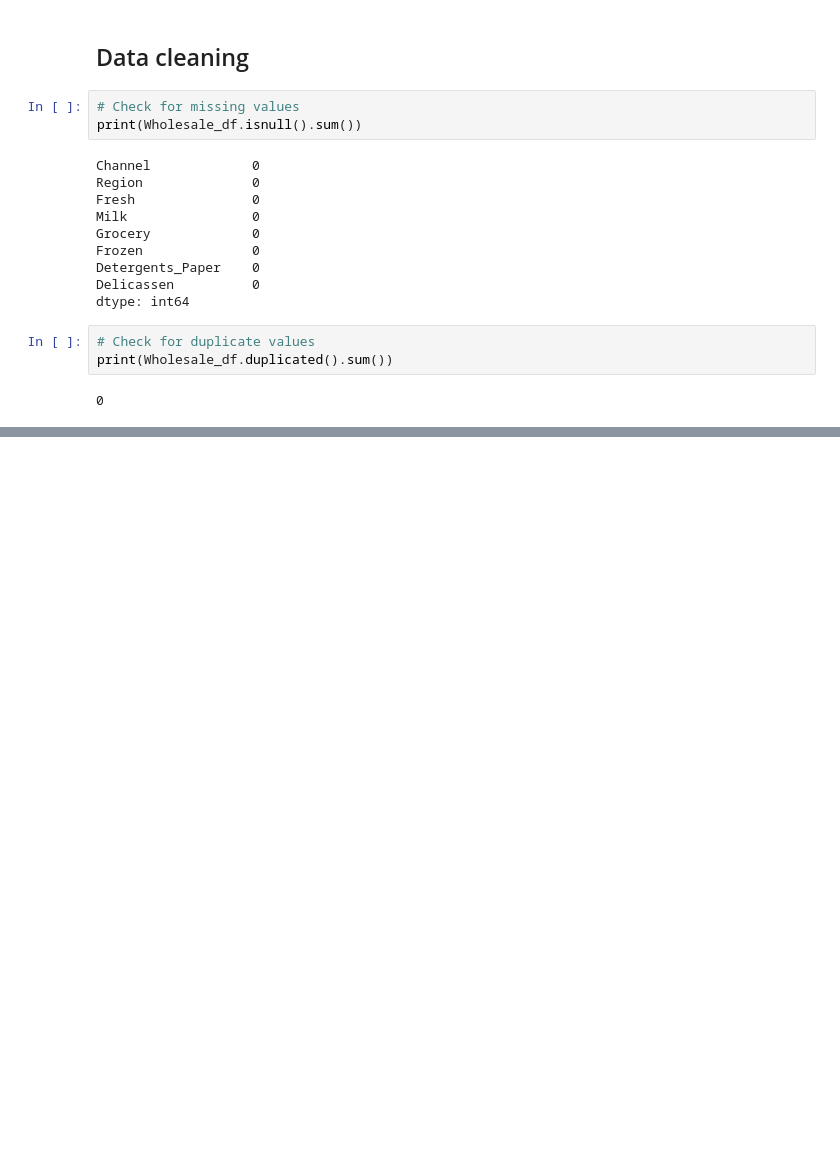
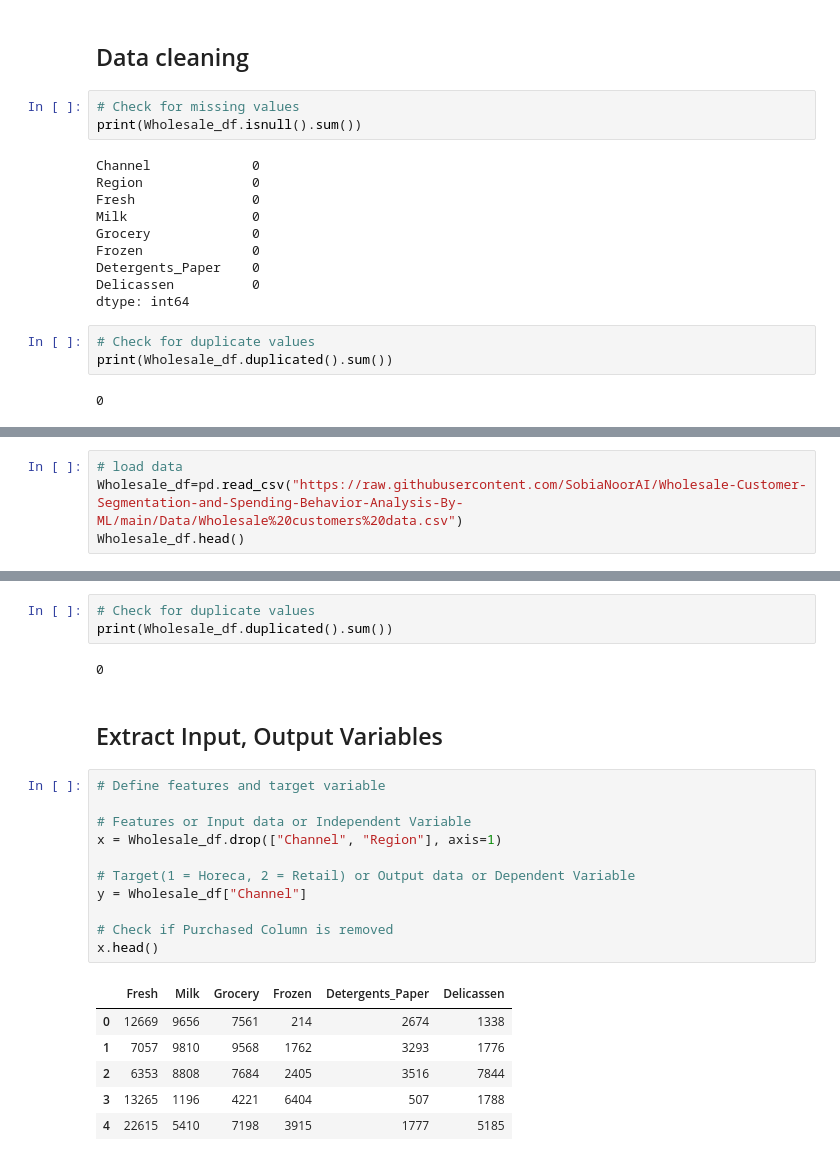
Before and after one commit to SobiaNoorAI/Wholesale-Customer-Segmentation-and-Spending-Behavior-Analysis-By-ML, a Jupyter notebook: Logistic_Regression_Wholesale_Customers.ipynb, the cells around one changed output, grey strips where cells are left out. Cells and saved outputs as stored; diff of their text form; blank space fills up the shorter version.

Commit message:
Extract Input, Output variables

```diff
--- a/Logistic_Regression_Wholesale_Customers.ipynb
+++ b/Logistic_Regression_Wholesale_Customers.ipynb
@@ -142,0 +145,4 @@ print(Wholesale_df.duplicated().sum())
+# %%
+# load data
+Wholesale_df=pd.read_csv("https://raw.githubusercontent.com/SobiaNoorAI/Wholesale-Customer-Segmentation-and-Spending-Behavior-Analysis-By-ML/main/Data/Wholesale%20customers%20data.csv")
+Wholesale_df.head()
@@ -142,0 +210,25 @@ print(Wholesale_df.duplicated().sum())
+# %%
+# Check for duplicate values
+print(Wholesale_df.duplicated().sum())
+# %% [output]
+0
+# %% [markdown]
+## Extract Input, Output Variables
+# %%
+# Define features and target variable
+
+# Features or Input data or Independent Variable
+x = Wholesale_df.drop(["Channel", "Region"], axis=1)
+
+# Target(1 = Horeca, 2 = Retail) or Output data or Dependent Variable
+y = Wholesale_df["Channel"]
+
+# Check if Purchased Column is removed
+x.head()
+# %% [output]
+|  | Fresh | Milk | Grocery | Frozen | Detergents_Paper | Delicassen |
+| 0 | 12669 | 9656 | 7561 | 214 | 2674 | 1338 |
+| 1 | 7057 | 9810 | 9568 | 1762 | 3293 | 1776 |
+| 2 | 6353 | 8808 | 7684 | 2405 | 3516 | 7844 |
+| 3 | 13265 | 1196 | 4221 | 6404 | 507 | 1788 |
+| 4 | 22615 | 5410 | 7198 | 3915 | 1777 | 5185 |
```
Also changed, not shown: parts of 9 cells of this notebook.
